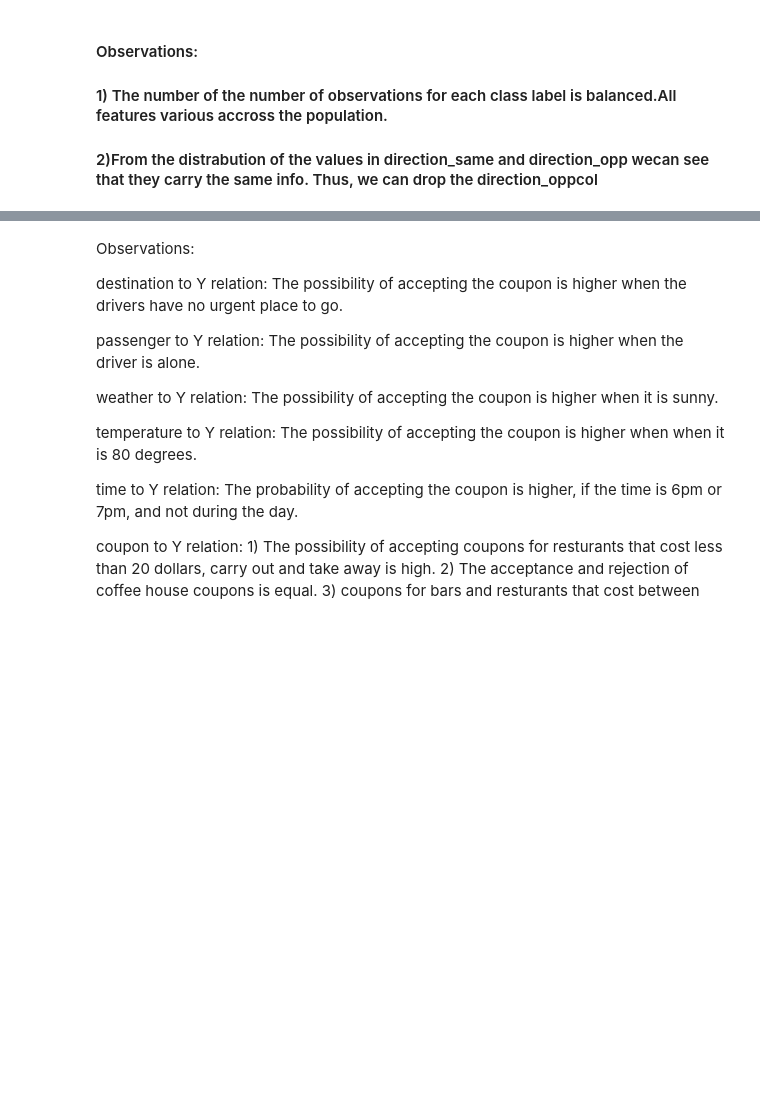
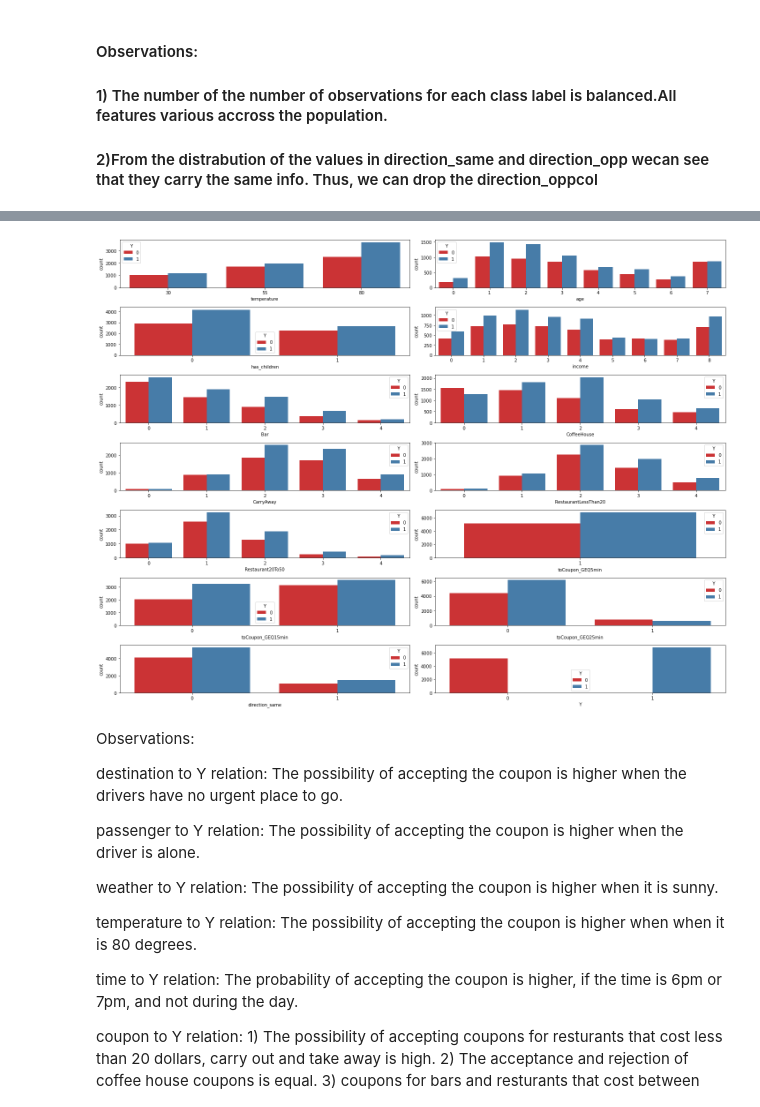
Before and after one commit to avidunixuser/invehiclecoupon, a Jupyter notebook: prompt.ipynb, the cells around one changed output, grey strips where cells are left out. Drawn from its saved outputs; the diff is of its cells as text; code cells hidden in the pictures; blank space fills up the shorter version.

```diff
--- a/prompt.ipynb
+++ b/prompt.ipynb
@@ -525,13 +889,15 @@ df.Y.value_counts()
 # %%
-fig, axes = plt.subplots(5, 5, figsize=(20, 15))
+fig, axes = plt.subplots(7, 2, figsize=(20, 15))
 axes = axes.flatten()
 
 for ax, col in zip(axes, df.select_dtypes('int64').columns):
     sns.countplot(x=col, hue='Y', data=df,
                   ax=ax, palette="Set1");
 
 plt.tight_layout()
 plt.show()
+# %% [output]
+[figure, added]
 # %% [markdown]
 Observations:
 
```
Also changed, not shown: parts of 39 cells of this notebook.
